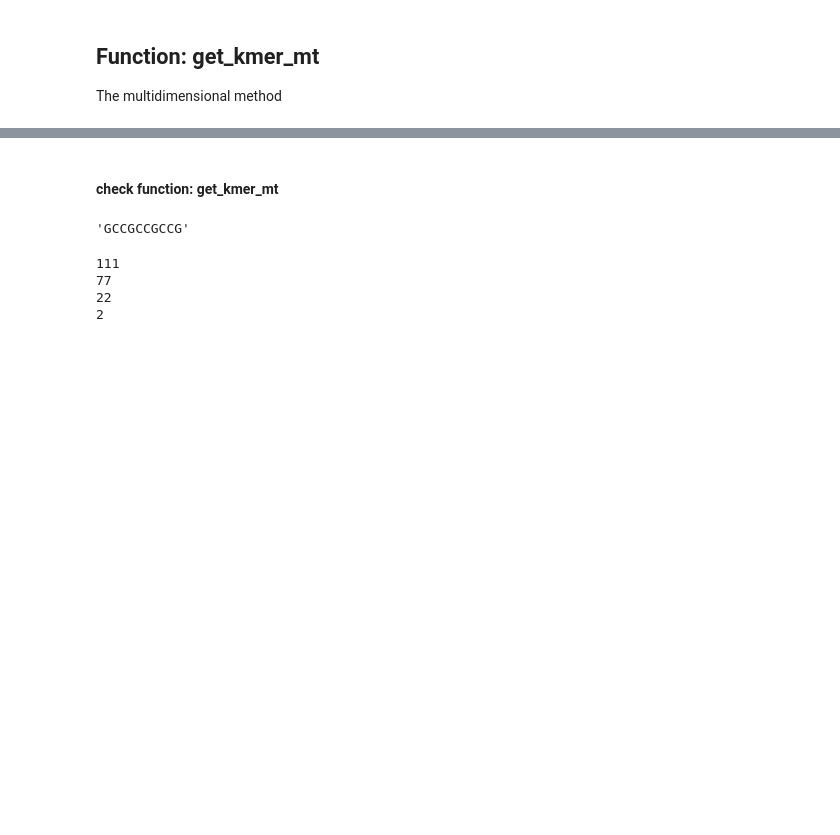
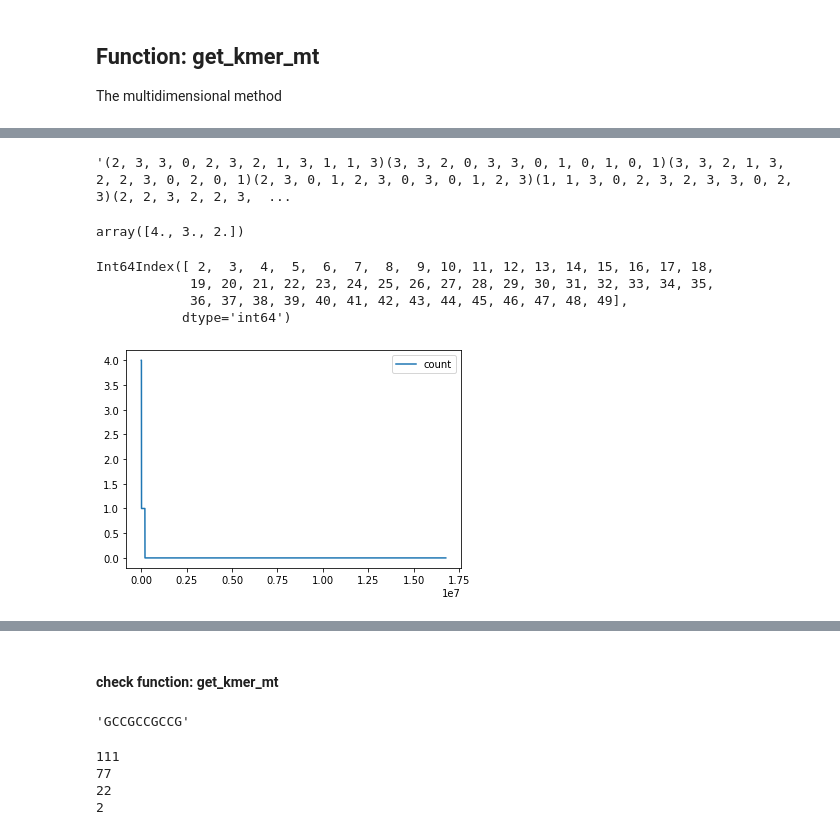
Before and after one commit to shuzvvn/CPCB, a Jupyter notebook: Genomics/Genomics_Project.stc.v1.ipynb, the cells around one changed output, grey strips where cells are left out. Saved outputs shown, nothing was run; the diff lists cells and outputs as text; code cells hidden in the pictures; blank space fills up the shorter version.

```diff
--- a/Genomics/Genomics_Project.stc.v1.ipynb
+++ b/Genomics/Genomics_Project.stc.v1.ipynb
@@ -48,3 +52,15 @@ def get_kmer_mt(seq_str, k=12, kmer_mt=np.zeros(shape=[4]*12)):
         kmer_mt[coord]+=1
         i+=1
     return kmer_mt
+# %%
+k=12
+genome = '15955'
+
+kmer_mt = np.zeros(shape=[4]*k)
+seq_str = dict_genomes[genome][3]
+kmer_mt = get_kmer_mt(seq_str, k=k, kmer_mt=kmer_mt)
+
+data = {'coord':list(itertools.product([0,1,2,3], repeat=k)), 'count':kmer_mt.flatten()}
+kmer_tab = pd.DataFrame(data)
+kmer_tab = kmer_tab.sort_values('count', ignore_index=True, ascending=False)
+kmer_tab
@@ -50,0 +81,27 @@ def get_kmer_mt(seq_str, k=12, kmer_mt=np.zeros(shape=[4]*12)):
+# %%
+#''.join([str(value) for value in ])
+test_table = kmer_tab.loc[kmer_tab.index<20,'coord']
+''.join([str(value) for value in test_table])
+# %% [output]
+'(2, 3, 3, 0, 2, 3, 2, 1, 3, 1, 1, 3)(3, 3, 2, 0, 3, 3, 0, 1, 0, 1, 0, 1)(3, 3, 2, 1, 3, 2, 2, 3, 0, 2, 0, 1)(2, 3, 0, 1, 2, 3, 0, 3, 0, 1, 2, 3)(1, 1, 3, 0, 2, 3, 2, 3, 3, 0, 2, 3)(2, 2, 3, 2, 2, 3,  ...
+# %%
+#arr_count = kmer_tab['count'].unique()
+counts = kmer_tab['count'].unique()
+counts = counts[counts>1]
+#del arr_count[-2:]
+#arr_count
+counts
+# %% [output]
+array([4., 3., 2.])
+# %%
+df_h = kmer_tab[kmer_tab['count']==3]
+df_h.index
+# %% [output]
+Int64Index([ 2,  3,  4,  5,  6,  7,  8,  9, 10, 11, 12, 13, 14, 15, 16, 17, 18,
+            19, 20, 21, 22, 23, 24, 25, 26, 27, 28, 29, 30, 31, 32, 33, 34, 35,
+            36, 37, 38, 39, 40, 41, 42, 43, 44, 45, 46, 47, 48, 49],
+           dtype='int64')
+# %%
+kmer_tab.plot().get_figure().savefig('name')
+# %% [output]
+[figure, added]
```
Also changed, not shown: parts of 14 cells of this notebook, 6 other files.
